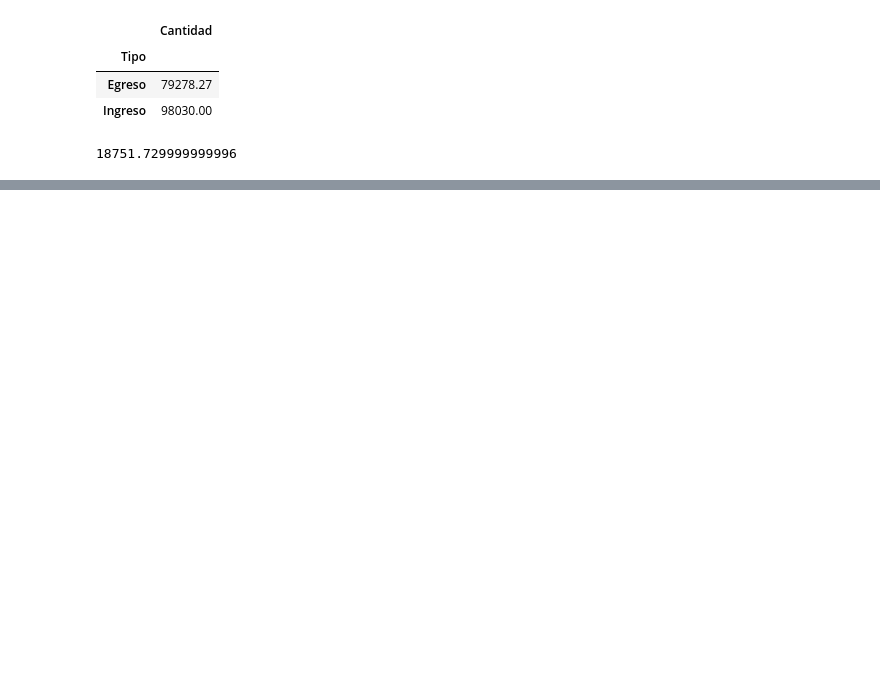
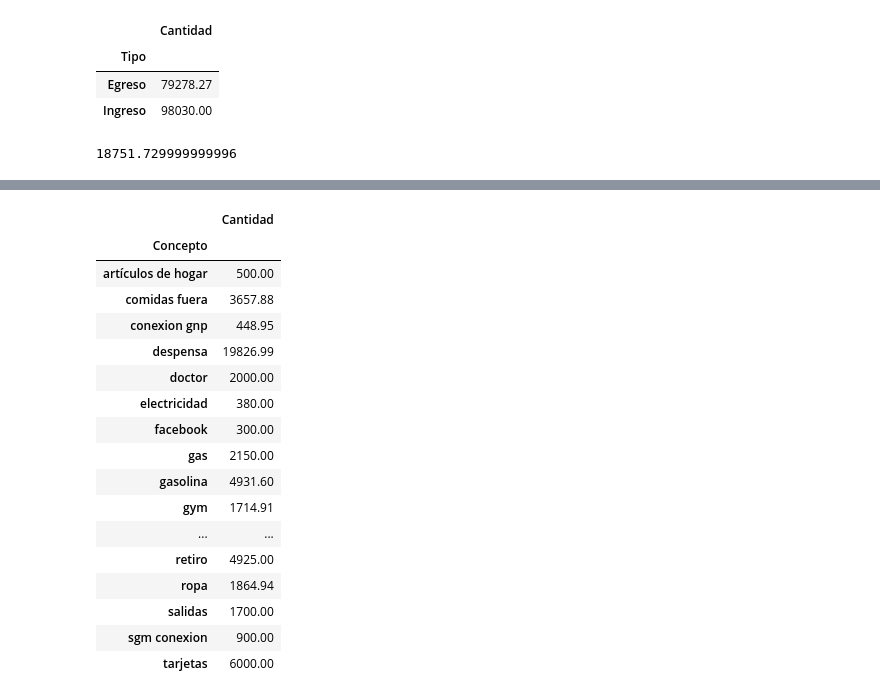
Before and after one commit to EdgarZar18/FINANZAS_PERSONALES_CP, a Jupyter notebook: Codigo/draframes_limpieza.ipynb, the cells around one changed output, grey strips where cells are left out. Cells and saved outputs as stored; diff of their text form; code cells hidden in the pictures; blank space fills up the shorter version.

```diff
--- a/Codigo/draframes_limpieza.ipynb
+++ b/Codigo/draframes_limpieza.ipynb
@@ -196,0 +229,4 @@ remanente
+# %%
+egreso_df = new_df.loc[new_df['Tipo'] == 'Egreso']
+
+egreso_df.head()
@@ -196,0 +240,24 @@ remanente
+# %%
+#Sacamos un groupby del concepto y la suma de cantidad
+concepto_totales = egreso_df.groupby(egreso_df['Concepto'].str.lower()).sum()
+
+concepto_totales
+# %% [output]
+|  | Cantidad |
+| Concepto |  |
+| artículos de hogar | 500.00 |
+| comidas fuera | 3657.88 |
+| conexion gnp | 448.95 |
+| despensa | 19826.99 |
+| doctor | 2000.00 |
+| electricidad | 380.00 |
+| facebook | 300.00 |
+| gas | 2150.00 |
+| gasolina | 4931.60 |
+| gym | 1714.91 |
+| ... | ... |
+| retiro | 4925.00 |
+| ropa | 1864.94 |
+| salidas | 1700.00 |
+| sgm conexion | 900.00 |
+| tarjetas | 6000.00 |
```
Also changed, not shown: parts of 4 cells of this notebook.
